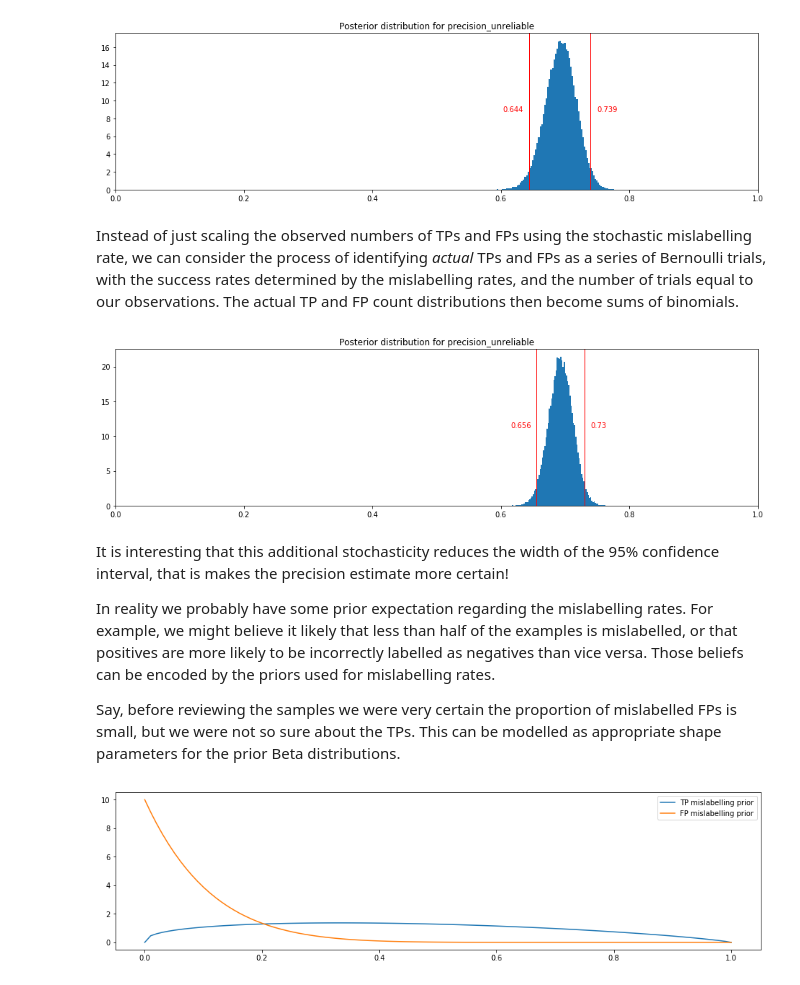
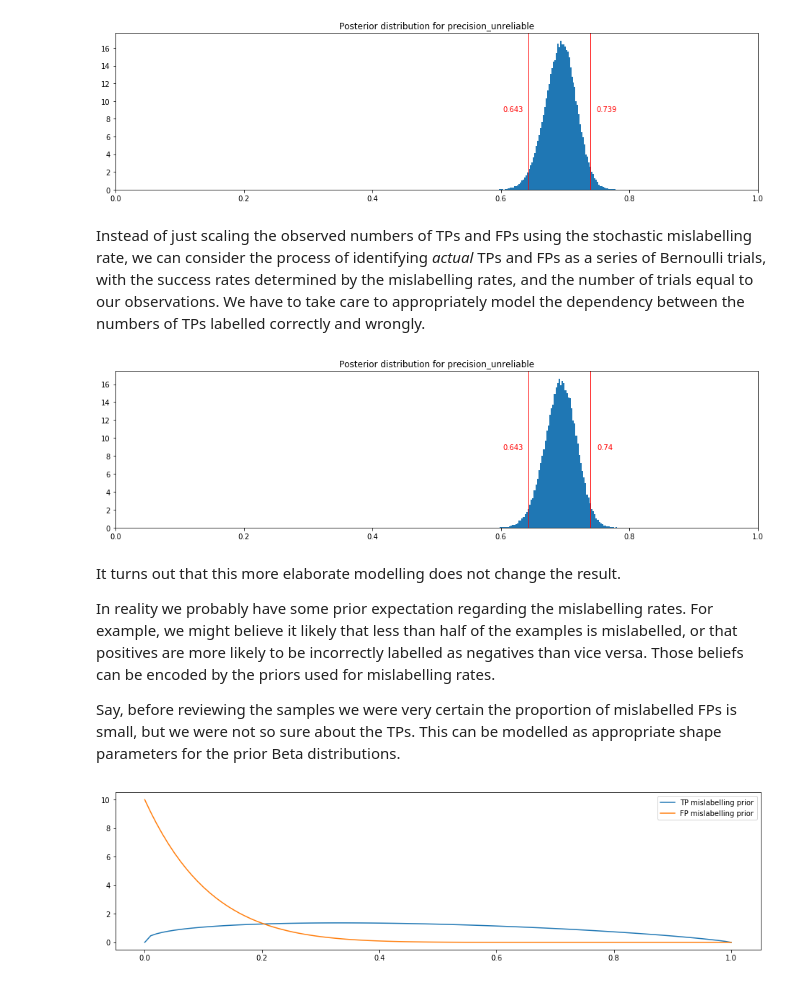
Before and after one commit to mmakowski/datasci, a Jupyter notebook: 01-unreliable-labels.ipynb, the cells around one changed output. Cells and saved outputs as stored; diff of their text form; code cells hidden in the pictures.

Commit message:
correction to account for dependence of counts

```diff
--- a/01-unreliable-labels.ipynb
+++ b/01-unreliable-labels.ipynb
@@ -64,25 +64,27 @@ plot_dist(precision_with_unreliable_labels())
 # %% [output]
 [figure]
 # %% [markdown]
-Instead of just scaling the observed numbers of TPs and FPs using the stochastic mislabelling rate, we can consider the process of identifying _actual_ TPs and FPs as a series of Bernoulli trials, with the success rates determined by the mislabelling rates, and the number of trials equal to our observations. The actual TP and FP count distributions then become sums of binomials.
+Instead of just scaling the observed numbers of TPs and FPs using the stochastic mislabelling rate, we can consider the process of identifying _actual_ TPs and FPs as a series of Bernoulli trials, with the success rates determined by the mislabelling rates, and the number of trials equal to our observations. We have to take care to appropriately model the dependency between the numbers of TPs labelled correctly and wrongly.
 # %%
 def precision_with_unreliable_labels(prior_tp=(1,1), prior_fp=(1,1)):
     with pm.Model() as model:
         mislabel_rate_tp = pm.Beta('mislabel_rate_tp', mislabelled_tp + prior_tp[0],
                                                        reviewed_tp - mislabelled_tp + prior_tp[1])
         mislabel_rate_fp = pm.Beta('mislabel_rate_fp', mislabelled_fp + prior_fp[0],
                                                        reviewed_fp - mislabelled_fp + prior_fp[1])
-        tp_actual = pm.Binomial('tp_actual_tp', tp_observed, 1-mislabel_rate_tp) +
-                    pm.Binomial('tp_actual_fp', fp_observed, mislabel_rate_fp)
-        fp_actual = pm.Binomial('fp_actual_fp', fp_observed, 1-mislabel_rate_fp) +
-                    pm.Binomial('fp_actual_tp', tp_observed, mislabel_rate_tp)
+        tp_labelled_wrongly = pm.Binomial('tp_mislabelled', tp_observed, mislabel_rate_tp)
+        tp_labelled_correctly = tp_observed - tp_labelled_wrongly
+        fp_labelled_wrongly = pm.Binomial('fp_mislabelled', fp_observed, mislabel_rate_fp)
+        fp_labelled_correctly = fp_observed - fp_labelled_wrongly
+        tp_actual = tp_labelled_correctly + fp_labelled_wrongly
+        fp_actual = fp_labelled_correctly + tp_labelled_wrongly
         return pm.Beta('precision_unreliable', tp_actual + 1, fp_actual + 1)
 
 plot_dist(precision_with_unreliable_labels())
 # %% [output]
-[figure, old version]
+[figure, new version]
 # %% [markdown]
-It is interesting that this additional stochasticity reduces the width of the 95% confidence interval, that is makes the precision estimate more certain!
+It turns out that this more elaborate modelling does not change the result.
 
 In reality we probably have some prior expectation regarding the mislabelling rates. For example, we might believe it likely that less than half of the examples is mislabelled, or that positives are more likely to be incorrectly labelled as negatives than vice versa. Those beliefs can be encoded by the priors used for mislabelling rates.
 
```
